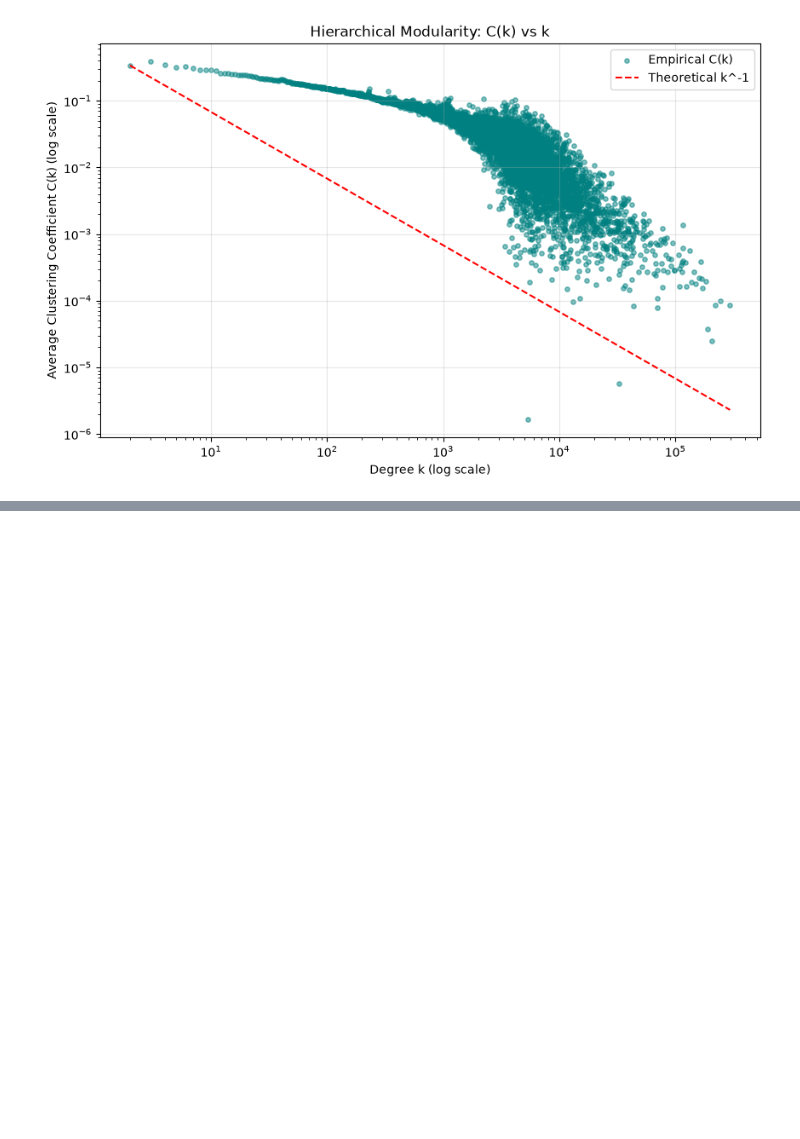
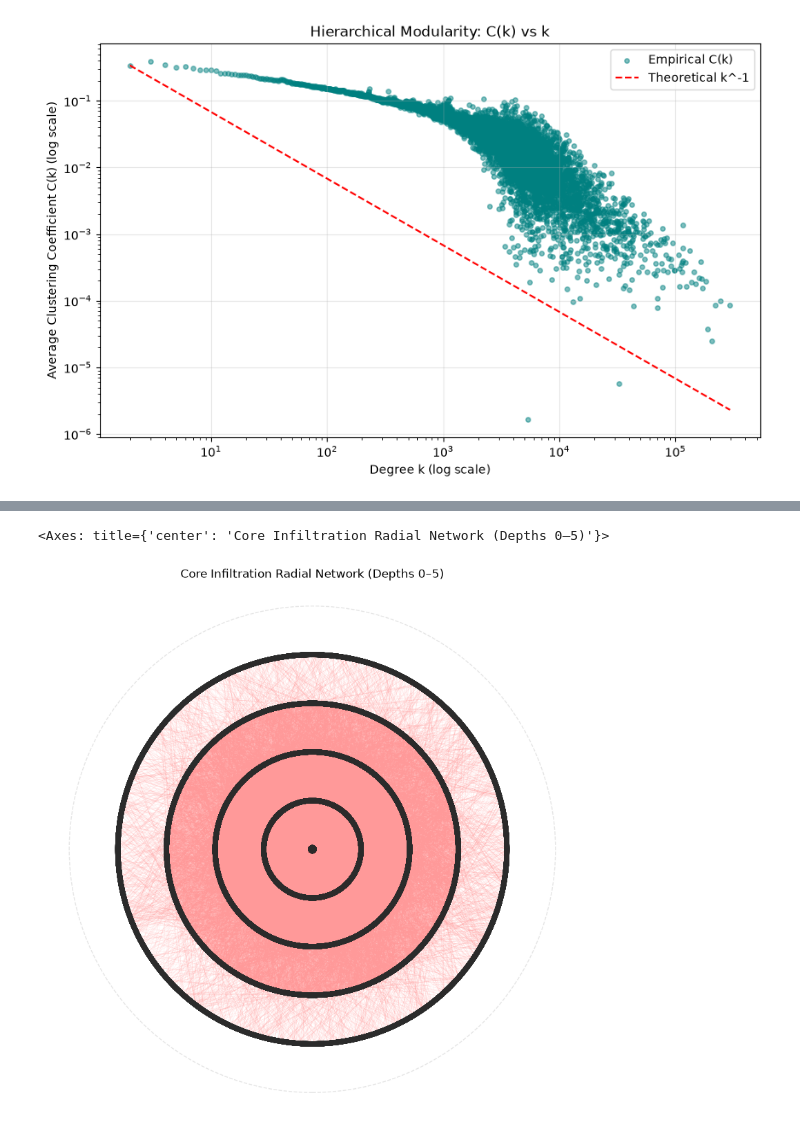
Before and after one commit to pub-crawler/pub-crawler, a Jupyter notebook: pub-crawler-data-analysis/notebooks/baseline_network_characterization.ipynb, the cells around one changed output, grey strips where cells are left out. Drawn from its saved outputs; the diff is of its cells as text; code cells hidden in the pictures; blank space fills up the shorter version.

```diff
--- a/pub-crawler-data-analysis/notebooks/baseline_network_characterization.ipynb
+++ b/pub-crawler-data-analysis/notebooks/baseline_network_characterization.ipynb
@@ -253,0 +305,63 @@ plt.show()
+# %%
+def plot_core_infiltration_network(
+    g: ig.Graph,
+    max_depth: int = 3,
+    max_nodes: int = 2000,
+    ax: plt.Axes = None,
+    figsize: tuple = (10, 10)
+):
+    """
+    Refactored radial core infiltration graph placing nodes concentrically
+    by their graph depth attribute.
+    """
+    if ax is None:
+        fig, ax = plt.subplots(figsize=figsize)
+
+    # Fast node extraction by depth
+    depths = np.array(g.vs["depth"] if "depth" in g.vs.attributes() else [0] * g.vcount())
+    valid_mask = (depths >= 0) & (depths <= max_depth)
+    valid_indices = np.where(valid_mask)[0]
+
+    if len(valid_indices) > max_nodes:
+        valid_indices = np.random.choice(valid_indices, size=max_nodes, replace=False)
+
+    subg = g.subgraph(valid_indices)
+    sub_depths = np.array(subg.vs["depth"])
+
+    # Calculate radial positions: r = depth, theta distributed per ring
+    coords = np.zeros((subg.vcount(), 2))
+    for d in range(max_depth + 1):
+        d_mask = (sub_depths == d)
+        count = np.sum(d_mask)
+        if count == 0:
+            continue
+        r = d
+        theta = np.linspace(0, 2 * np.pi, count, endpoint=False)
+        coords[d_mask, 0] = r * np.cos(theta)
+        coords[d_mask, 1] = r * np.sin(theta)
+
+    # Render concentric depth ring guides
+    for r in range(1, max_depth + 1):
+        circle = plt.Circle((0, 0), r, color="#cccccc", fill=False, linestyle="--", alpha=0.5)
+        ax.add_patch(circle)
+
+    # Batch edge rendering
+    edges = subg.get_edgelist()
+    edge_lines = [[coords[u], coords[v]] for u, v in edges]
+    lc = LineCollection(edge_lines, colors="#ff9999", alpha=0.15, linewidths=0.5)
+    ax.add_collection(lc)
+
+    # Node coloring by bad actor label
+    labels = np.array(subg.vs["label"] if "label" in subg.vs.attributes() else ["benign"] * subg.vcount())
+    node_colors = np.where(labels == "bad_actor", "#d9534f", "#2b2b2b")
+    node_sizes = np.where(sub_depths == 0, 60, 20)
+
+    ax.scatter(coords[:, 0], coords[:, 1], c=node_colors, s=node_sizes, zorder=3)
+    ax.set_title(f"Core Infiltration Radial Network (Depths 0–{max_depth})")
+    ax.axis("equal")
+    ax.axis("off")
+    return ax
+plot_core_infiltration_network(G, max_depth=5, max_nodes=100000)
+# %% [output]
+<Axes: title={'center': 'Core Infiltration Radial Network (Depths 0–5)'}>
+[figure, added]
```
Also changed, not shown: parts of 3 cells of this notebook.
